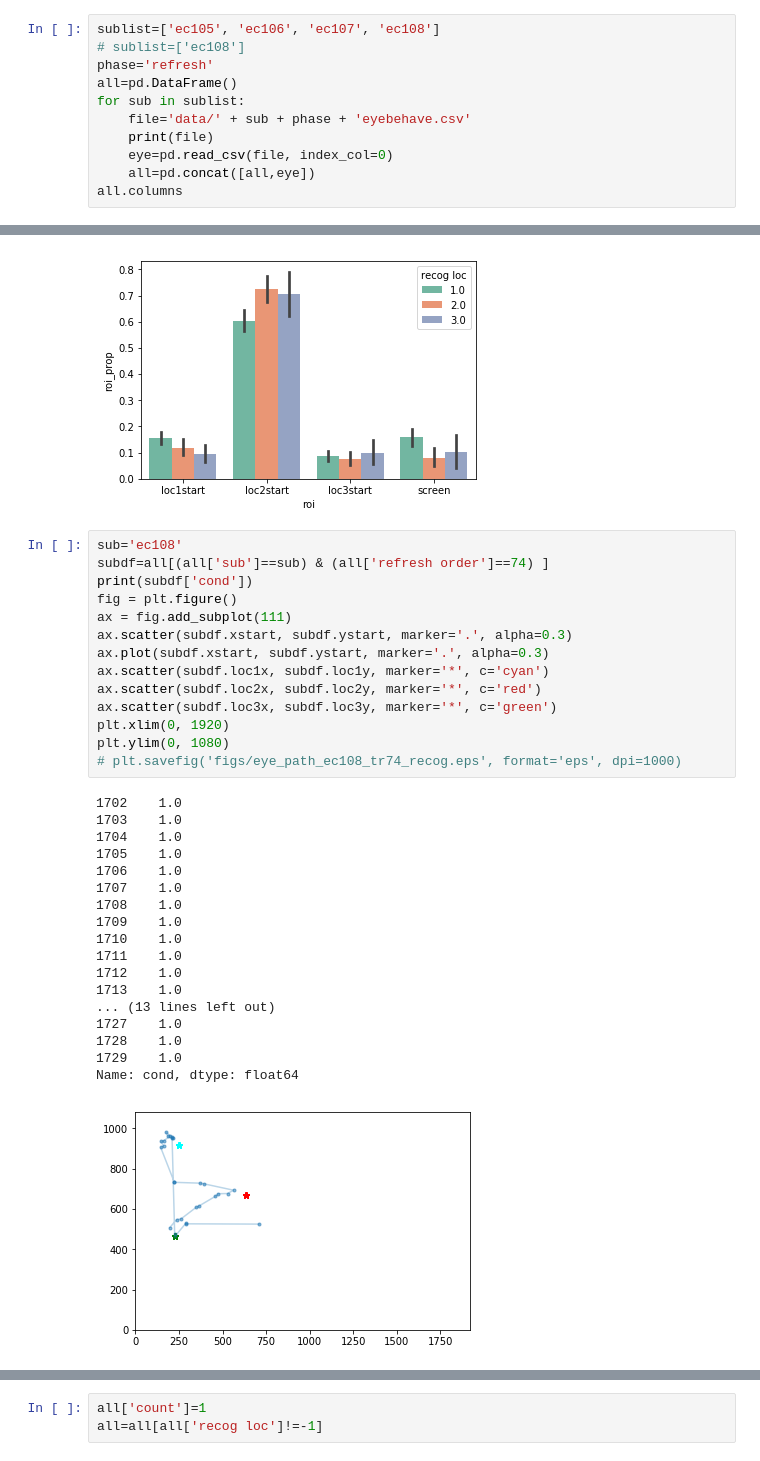
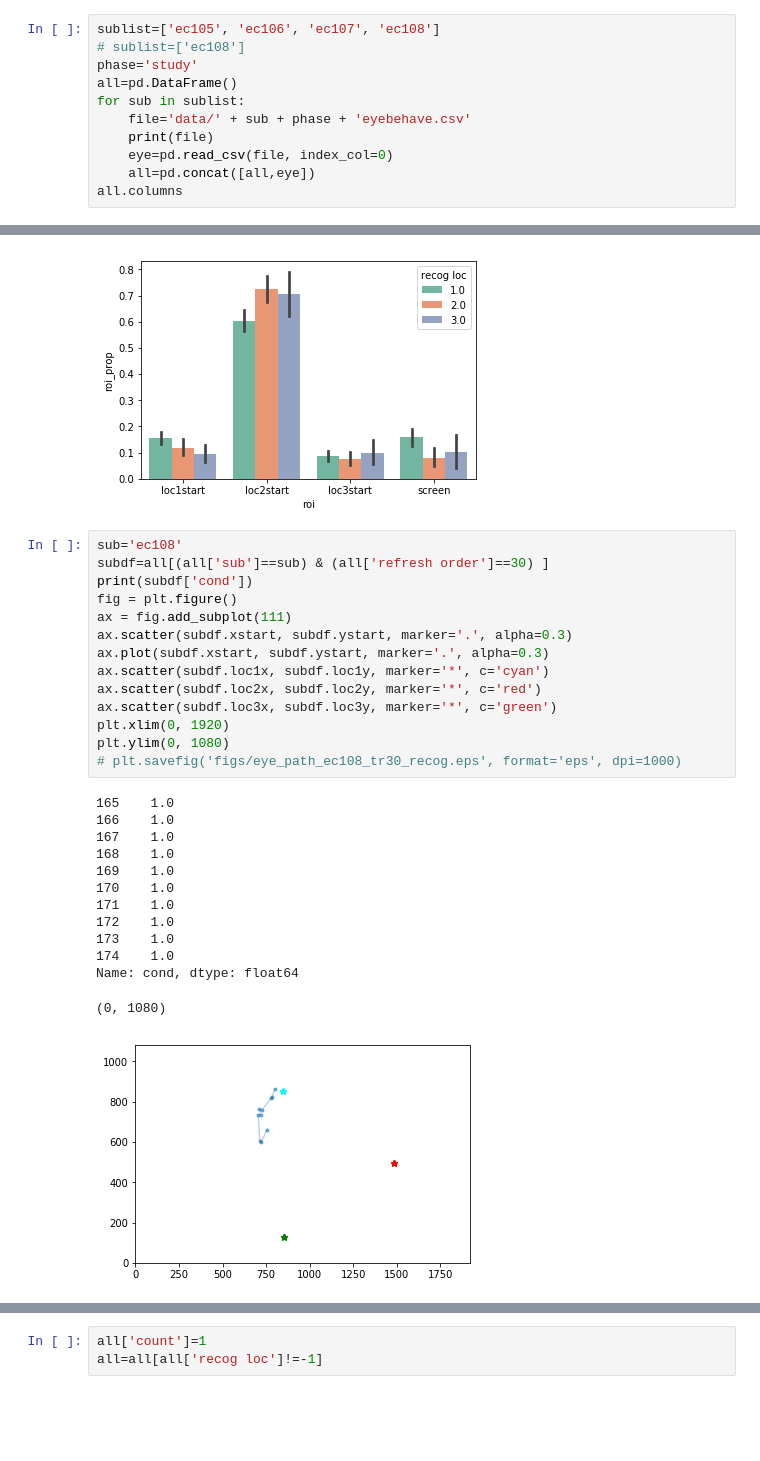
Before and after one commit to donnajobridge/location-space, a Jupyter notebook: eyebehave_visuals.ipynb, the cells around one changed output, grey strips where cells are left out. Drawn from its saved outputs; the diff is of its cells as text; blank space fills up the shorter version.

```diff
--- a/eyebehave_visuals.ipynb
+++ b/eyebehave_visuals.ipynb
@@ -6,7 +6,7 @@ import matplotlib.pyplot as plt
 # %%
 sublist=['ec105', 'ec106', 'ec107', 'ec108']
 # sublist=['ec108']
-phase='refresh'
+phase='study'
 all=pd.DataFrame()
 for sub in sublist:
     file='data/' + sub + phase + 'eyebehave.csv'
@@ -63,34 +63,29 @@ sns.barplot(x='roi', y='roi_prop', data=roi_prop_df[roi_prop_df['cond']==1], hue
 [figure]
 # %%
 sub='ec108'
-subdf=all[(all['sub']==sub) & (all['refresh order']==74) ]
+subdf=all[(all['sub']==sub) & (all['refresh order']==30) ]
 print(subdf['cond'])
 fig = plt.figure()
 ax = fig.add_subplot(111)
 ax.scatter(subdf.xstart, subdf.ystart, marker='.', alpha=0.3)
 ax.plot(subdf.xstart, subdf.ystart, marker='.', alpha=0.3)
 ax.scatter(subdf.loc1x, subdf.loc1y, marker='*', c='cyan')
 ax.scatter(subdf.loc2x, subdf.loc2y, marker='*', c='red')
 ax.scatter(subdf.loc3x, subdf.loc3y, marker='*', c='green')
 plt.xlim(0, 1920)
 plt.ylim(0, 1080)
-# plt.savefig('figs/eye_path_ec108_tr74_recog.eps', format='eps', dpi=1000)
+# plt.savefig('figs/eye_path_ec108_tr30_recog.eps', format='eps', dpi=1000)
 # %% [output]
-1702    1.0
-1703    1.0
-1704    1.0
-1705    1.0
-1706    1.0
-1707    1.0
-1708    1.0
-1709    1.0
-1710    1.0
-1711    1.0
-1712    1.0
-1713    1.0
-... (13 lines left out)
-1727    1.0
-1728    1.0
-1729    1.0
+165    1.0
+166    1.0
+167    1.0
+168    1.0
+169    1.0
+170    1.0
+171    1.0
+172    1.0
+173    1.0
+174    1.0
 Name: cond, dtype: float64
+(0, 1080)
-[figure, old version]
+[figure, new version]
```
Also changed, not shown: parts of 2 cells of this notebook, 15 other files.
